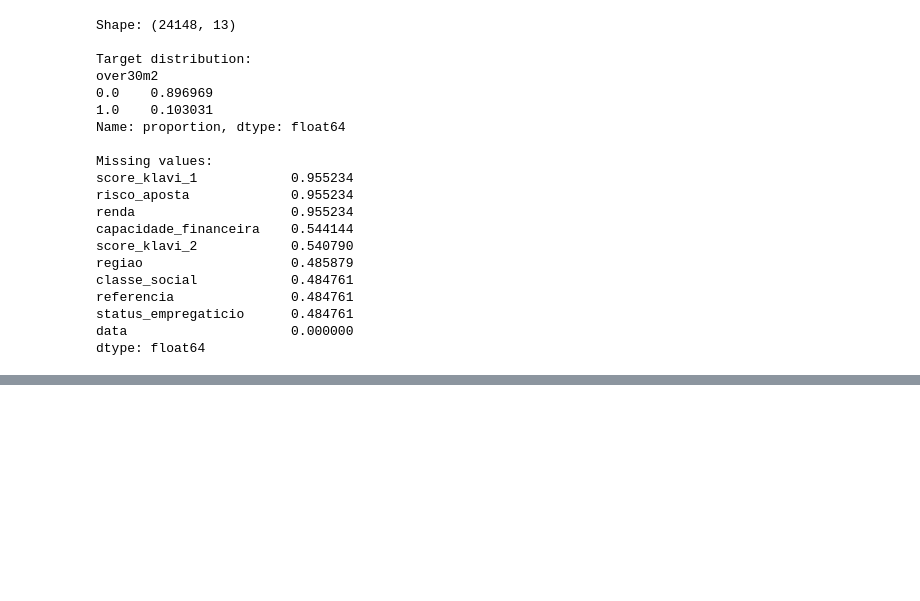
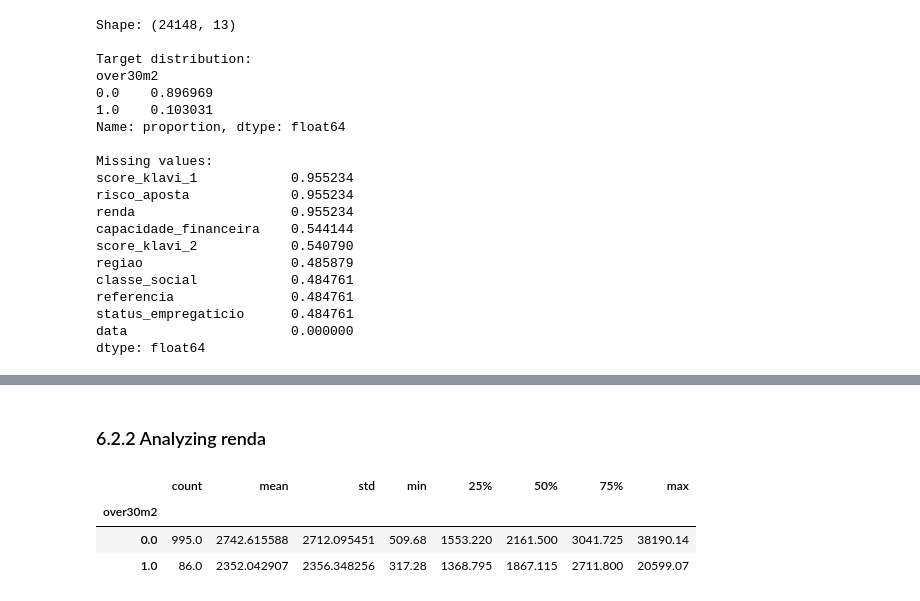
Before and after one commit to VTsilva/case_data_scientist_senior_klavi, a Jupyter notebook: Notebook_processo.ipynb, the cells around one changed output, grey strips where cells are left out. Saved outputs shown, nothing was run; the diff lists cells and outputs as text; code cells hidden in the pictures; blank space fills up the shorter version.

```diff
--- a/Notebook_processo.ipynb
+++ b/Notebook_processo.ipynb
@@ -866,0 +883,9 @@ dtype: float64
+# %% [markdown]
+### 6.2.2 Analyzing renda
+# %%
+df_gold.groupby("over30m2")["renda"].describe()
+# %% [output]
+|  | count | mean | std | min | 25% | 50% | 75% | max |
+| over30m2 |  |  |  |  |  |  |  |  |
+| 0.0 | 995.0 | 2742.615588 | 2712.095451 | 509.68 | 1553.220 | 2161.500 | 3041.725 | 38190.14 |
+| 1.0 | 86.0 | 2352.042907 | 2356.348256 | 317.28 | 1368.795 | 1867.115 | 2711.800 | 20599.07 |
```
Also changed, not shown: parts of 22 cells of this notebook.
